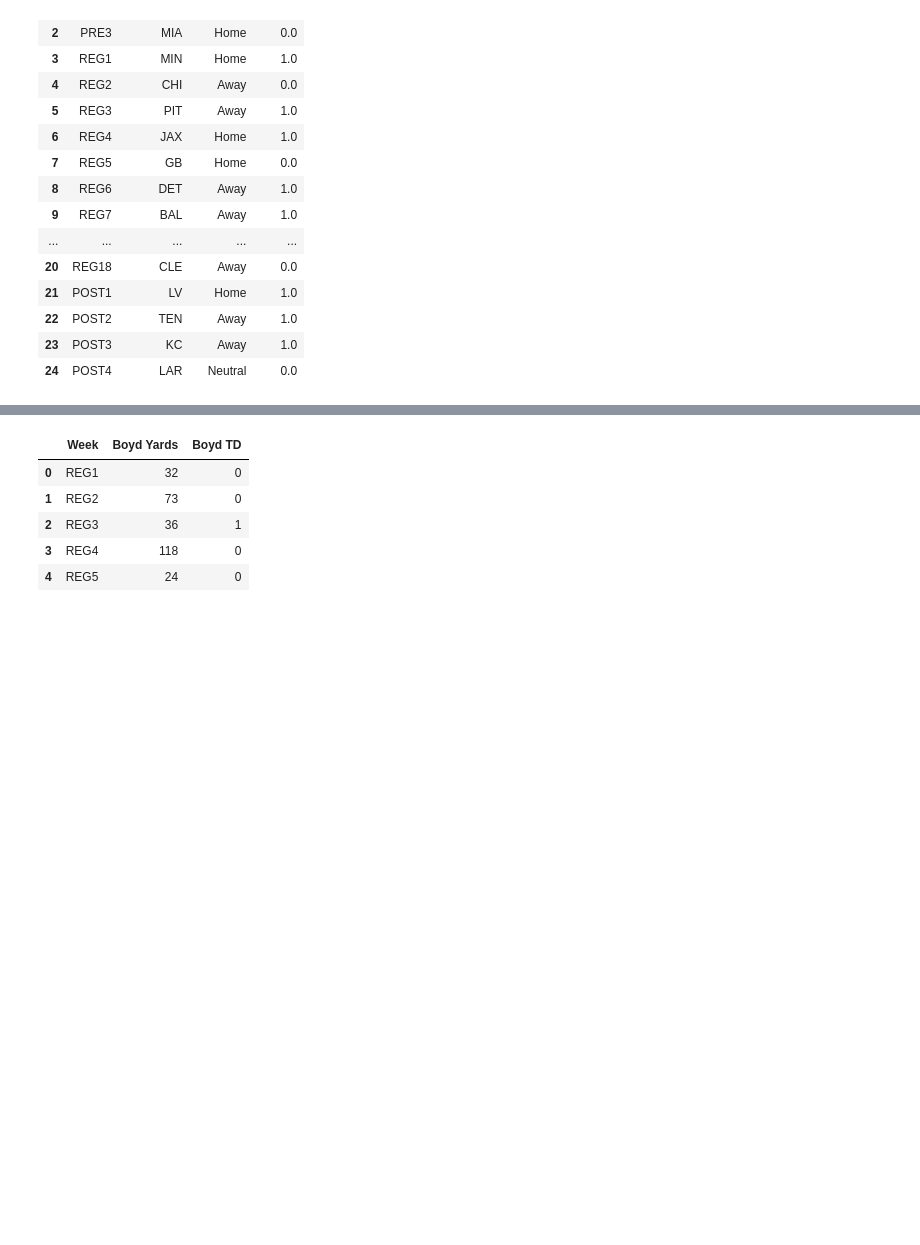
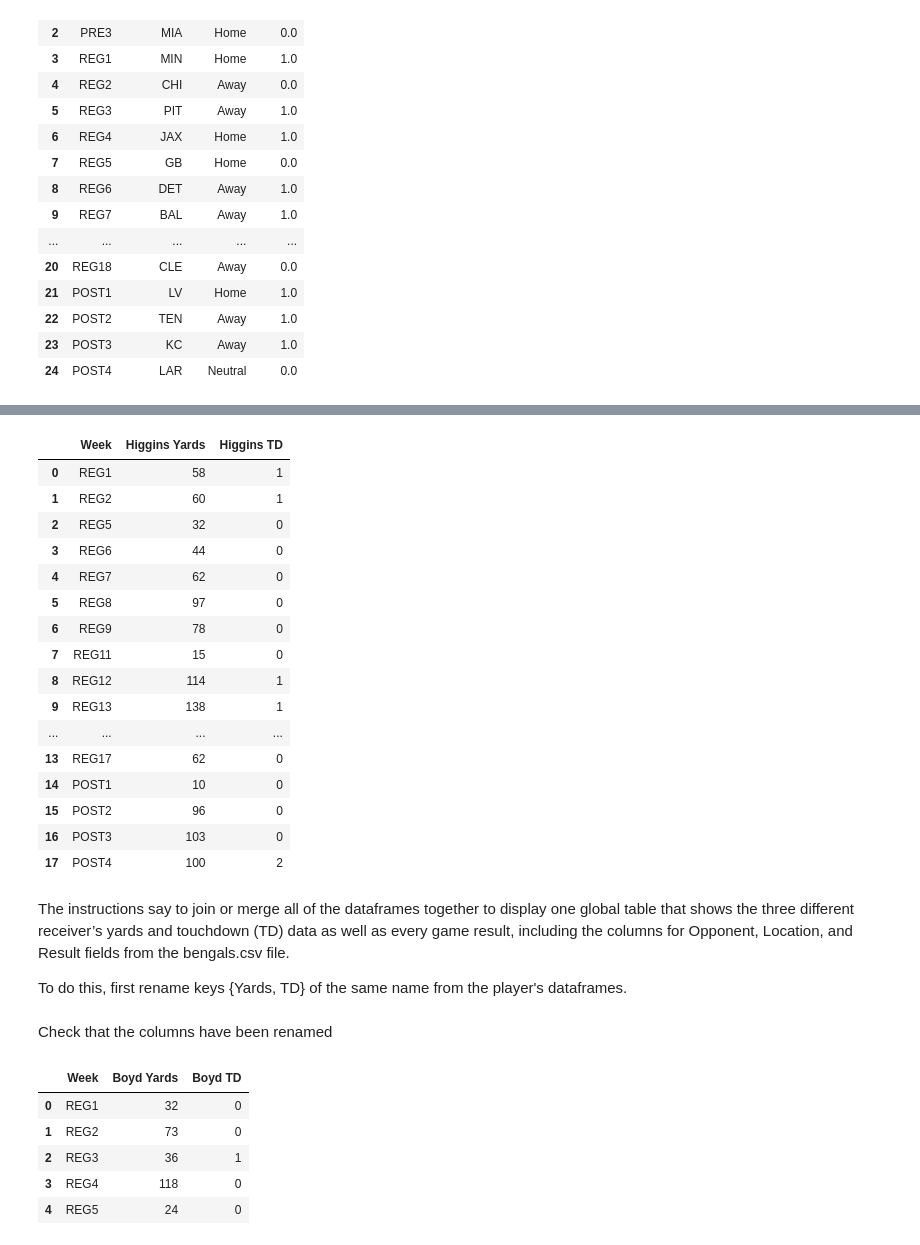
Before and after one commit to jkwofford/Mindex-Data-Challenge, a Jupyter notebook: Bengals.ipynb, the cells around one changed output, grey strips where cells are left out. Cells and saved outputs as stored; diff of their text form; code cells hidden in the pictures; blank space fills up the shorter version.

```diff
--- a/Bengals.ipynb
+++ b/Bengals.ipynb
@@ -50 +116,27 @@ bengals_df
+# %%
+# display dataframe for Tee Higgins
+higgins_df
+# %% [output]
+|  | Week | Higgins Yards | Higgins TD |
+| 0 | REG1 | 58 | 1 |
+| 1 | REG2 | 60 | 1 |
+| 2 | REG5 | 32 | 0 |
+| 3 | REG6 | 44 | 0 |
+| 4 | REG7 | 62 | 0 |
+| 5 | REG8 | 97 | 0 |
+| 6 | REG9 | 78 | 0 |
+| 7 | REG11 | 15 | 0 |
+| 8 | REG12 | 114 | 1 |
+| 9 | REG13 | 138 | 1 |
+| ... | ... | ... | ... |
+| 13 | REG17 | 62 | 0 |
+| 14 | POST1 | 10 | 0 |
+| 15 | POST2 | 96 | 0 |
+| 16 | POST3 | 103 | 0 |
+| 17 | POST4 | 100 | 2 |
+# %% [markdown]
+The instructions say to join or merge all of the dataframes together to display one global table that shows
+the three different receiver’s yards and touchdown (TD) data as well as every game result, including the columns for Opponent, Location, and Result fields from the bengals.csv file.
+
+To do this, first rename keys {Yards, TD} of the same name from the player's dataframes.
 # %%
@@ -52,4 +144,6 @@ bengals_df
 boyd_df.rename(columns={'Yards': 'Boyd Yards', 'TD': 'Boyd TD'}, inplace=True)
 chase_df.rename(columns={'Yards': 'Chase Yards', 'TD': 'Chase TD'}, inplace=True)
 higgins_df.rename(columns={'Yards': 'Higgins Yards', 'TD': 'Higgins TD'}, inplace=True)
+# %% [markdown]
+Check that the columns have been renamed
 # %%
```
Also changed, not shown: parts of 48 cells of this notebook, 2 other files.
